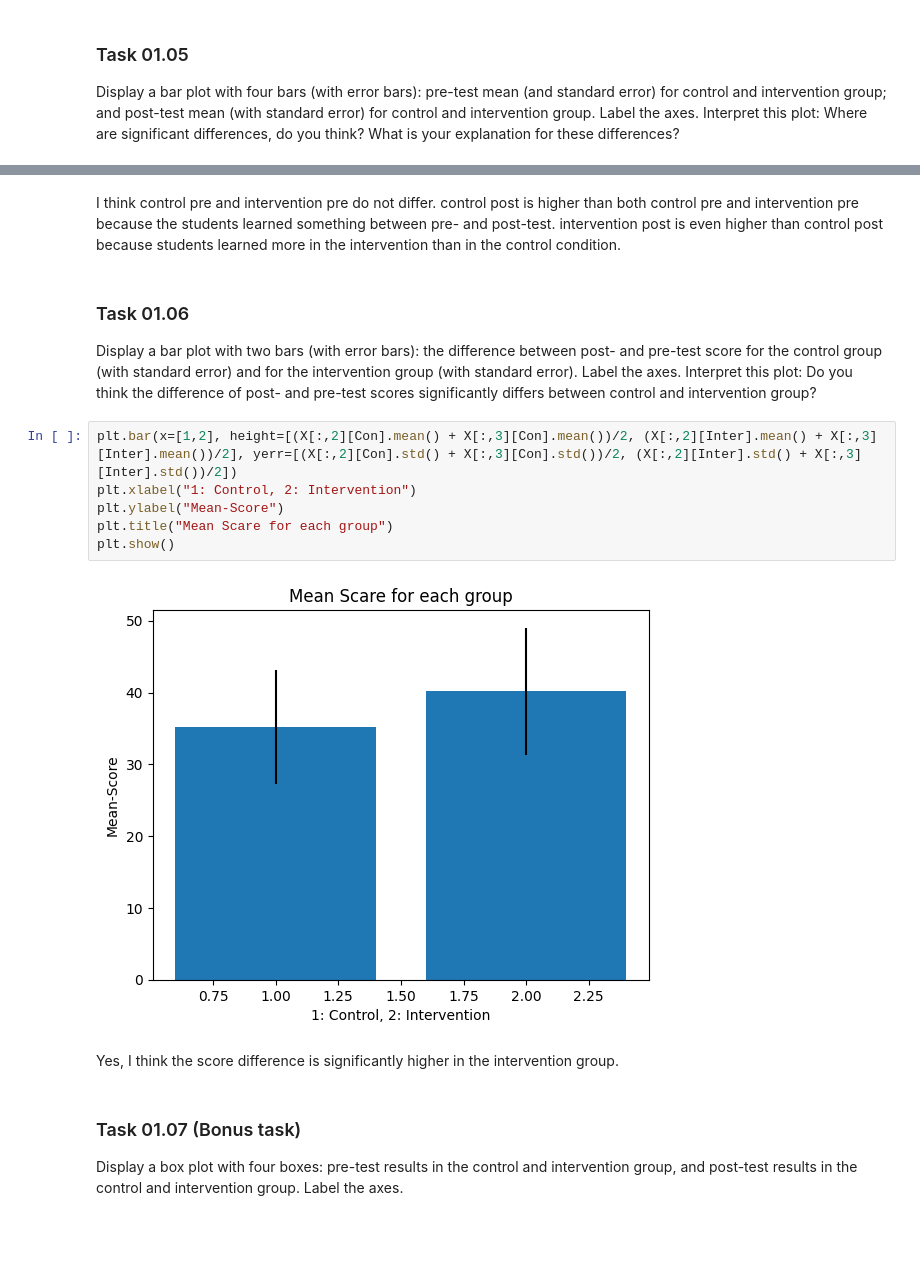
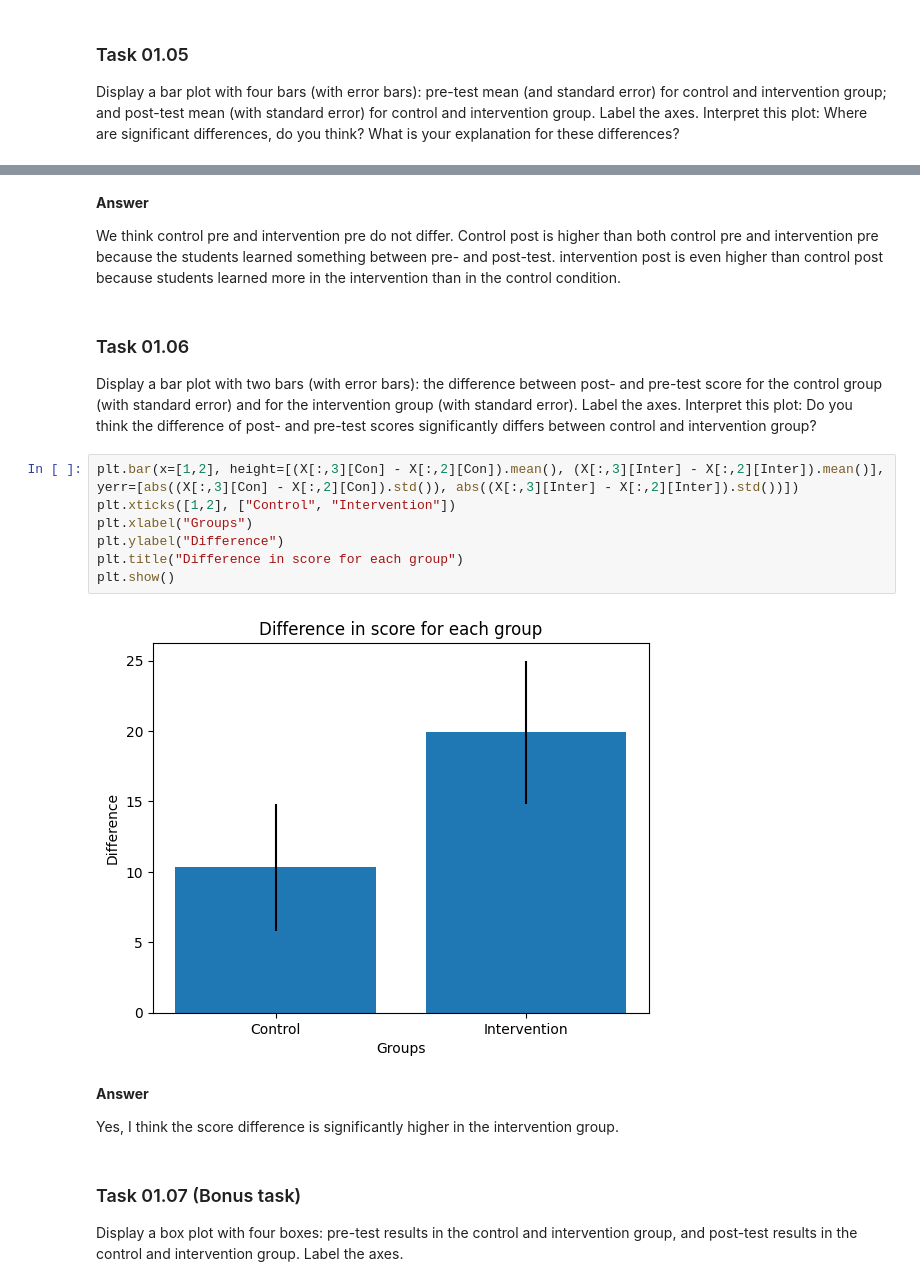
Before and after one commit to d3nnis2001/Data-Mining-Lecture, a Jupyter notebook: Abgabe1/sheet01.ipynb, the cells around one changed output, grey strips where cells are left out. Cells and saved outputs as stored; diff of their text form; blank space fills up the shorter version.

Commit message:
tasks 7, 8, 14 and reworked plots in 5, 6, 7

```diff
--- a/Abgabe1/sheet01.ipynb
+++ b/Abgabe1/sheet01.ipynb
@@ -170,20 +171,25 @@ plt.show()
 # %% [markdown]
-I think control pre and intervention pre do not differ.
-control post is higher than both control pre and intervention pre because the students learned something between pre- and post-test.
+**Answer**
+
+We think control pre and intervention pre do not differ.
+Control post is higher than both control pre and intervention pre because the students learned something between pre- and post-test.
 intervention post is even higher than control post because students learned more in the intervention than in the control condition.
 # %% [markdown]
 ### Task 01.06
 
 Display a bar plot with two bars (with error bars): the difference between post- and pre-test score for the control group (with standard error) and for the intervention group (with standard error). Label the axes. Interpret this plot: Do you think the difference of post- and pre-test scores significantly differs between control and intervention group?
 # %%
-plt.bar(x=[1,2], height=[(X[:,2][Con].mean() + X[:,3][Con].mean())/2, (X[:,2][Inter].mean() + X[:,3][Inter].mean())/2], yerr=[(X[:,2][Con].std() + X[:,3][Con].std())/2, (X[:,2][Inter].std() + X[:,3][Inter].std())/2])
-plt.xlabel("1: Control, 2: Intervention")
-plt.ylabel("Mean-Score")
-plt.title("Mean Scare for each group")
+plt.bar(x=[1,2], height=[(X[:,3][Con] - X[:,2][Con]).mean(), (X[:,3][Inter] - X[:,2][Inter]).mean()], yerr=[abs((X[:,3][Con] - X[:,2][Con]).std()), abs((X[:,3][Inter] - X[:,2][Inter]).std())])
+plt.xticks([1,2], ["Control", "Intervention"])
+plt.xlabel("Groups")
+plt.ylabel("Difference")
+plt.title("Difference in score for each group")
 plt.show()
 # %% [output]
-[figure, old version]
+[figure, new version]
 # %% [markdown]
+**Answer**
+
 Yes, I think the score difference is significantly higher in the intervention group.
 # %% [markdown]
 ### Task 01.07 (Bonus task)
```
Also changed, not shown: parts of 5 cells of this notebook.
